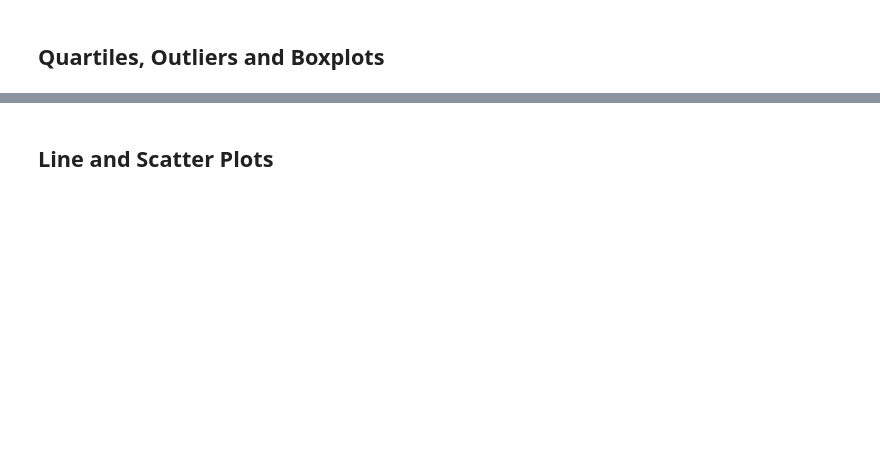
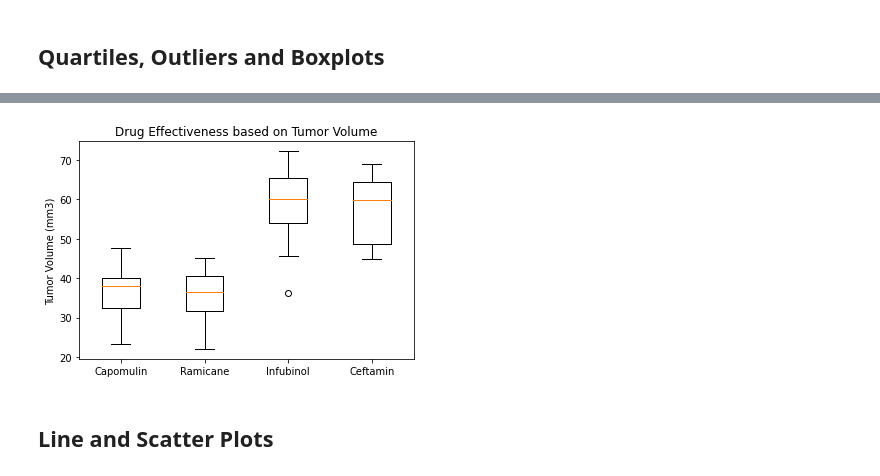
Before and after one commit to agomeso/Matplotlib-Challenge, a Jupyter notebook: Pymaceuticals/pymaceuticals_starter.ipynb, the cells around one changed output, grey strips where cells are left out. Cells and saved outputs as stored; diff of their text form; code cells hidden in the pictures; blank space fills up the shorter version.

```diff
--- a/Pymaceuticals/pymaceuticals_starter.ipynb
+++ b/Pymaceuticals/pymaceuticals_starter.ipynb
@@ -208,6 +216,9 @@ SyntaxError: EOL while scanning string literal (<ipython-input-200-34ee9f24eddd>
 # Capomulin, Ramicane, Infubinol, and Ceftamin
 
 # Start by getting the last (greatest) timepoint for each mouse
-
+grouped_by_mouse = mouse_cleaned_df.groupby(["Mouse ID"])
+lgst_tp = grouped_by_mouse["Timepoint"].max()
 
 # Merge this group df with the original dataframe to get the tumor volume at the last timepoint
+treatment_df = pd.merge(lgst_tp,mouse_cleaned_df,on=["Mouse ID","Timepoint"],how="left")
+treatment_df
@@ -231,4 +307,14 @@ SyntaxError: EOL while scanning string literal (<ipython-input-200-34ee9f24eddd>
 # %%
 # Generate a box plot of the final tumor volume of each mouse across four regimens of interest
+data_bxplot = [Capomulin, Ramicane, Infubinol,Ceftamin]
+labels =["Capomulin","Ramicane","Infubinol","Ceftamin"]
+
+fig1, ax1 = plt.subplots()
+ax1.set_title('Drug Effectiveness based on Tumor Volume')
+ax1.set_ylabel('Tumor Volume (mm3)')
+ax1.boxplot(data_bxplot, labels=labels)
+plt.show()
+# %% [output]
+[figure, added]
 # %% [markdown]
 ## Line and Scatter Plots
```
Also changed, not shown: parts of 10 cells of this notebook.
